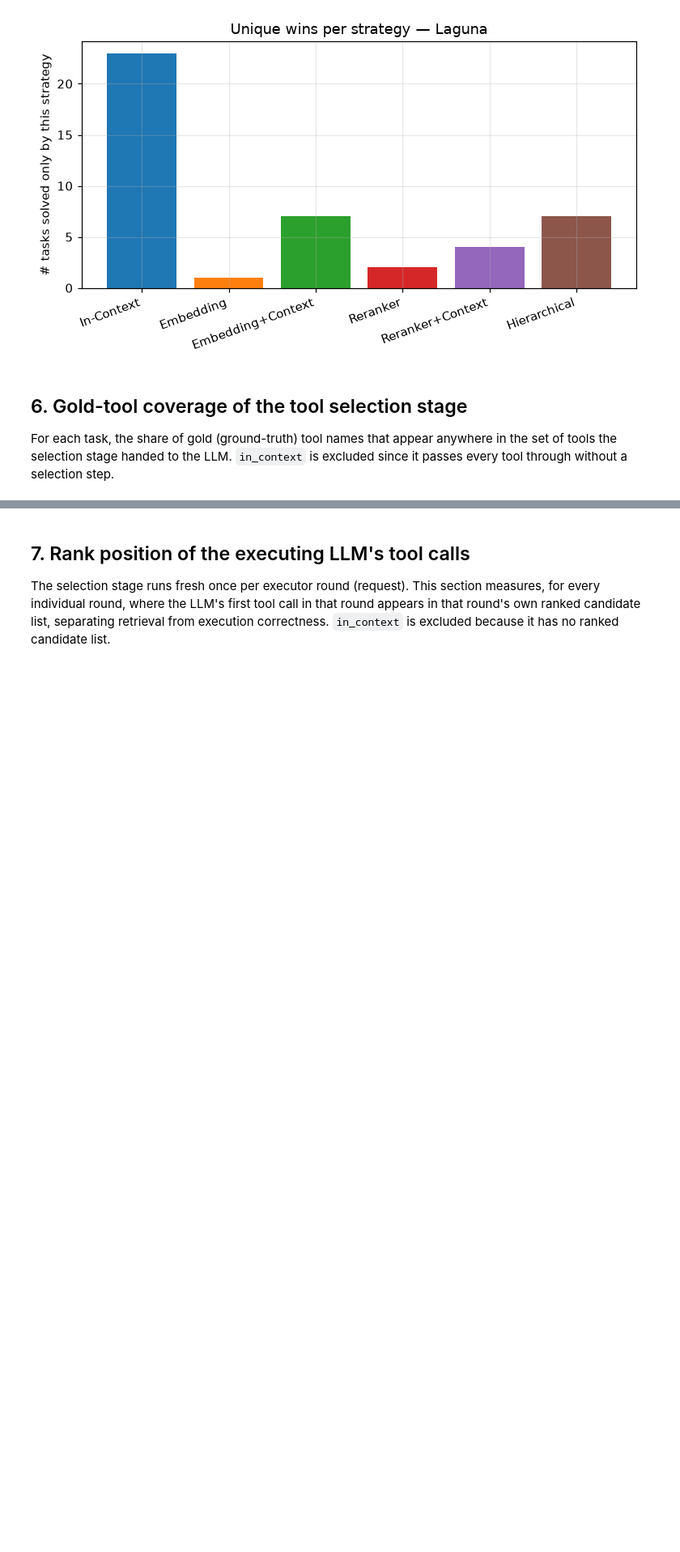
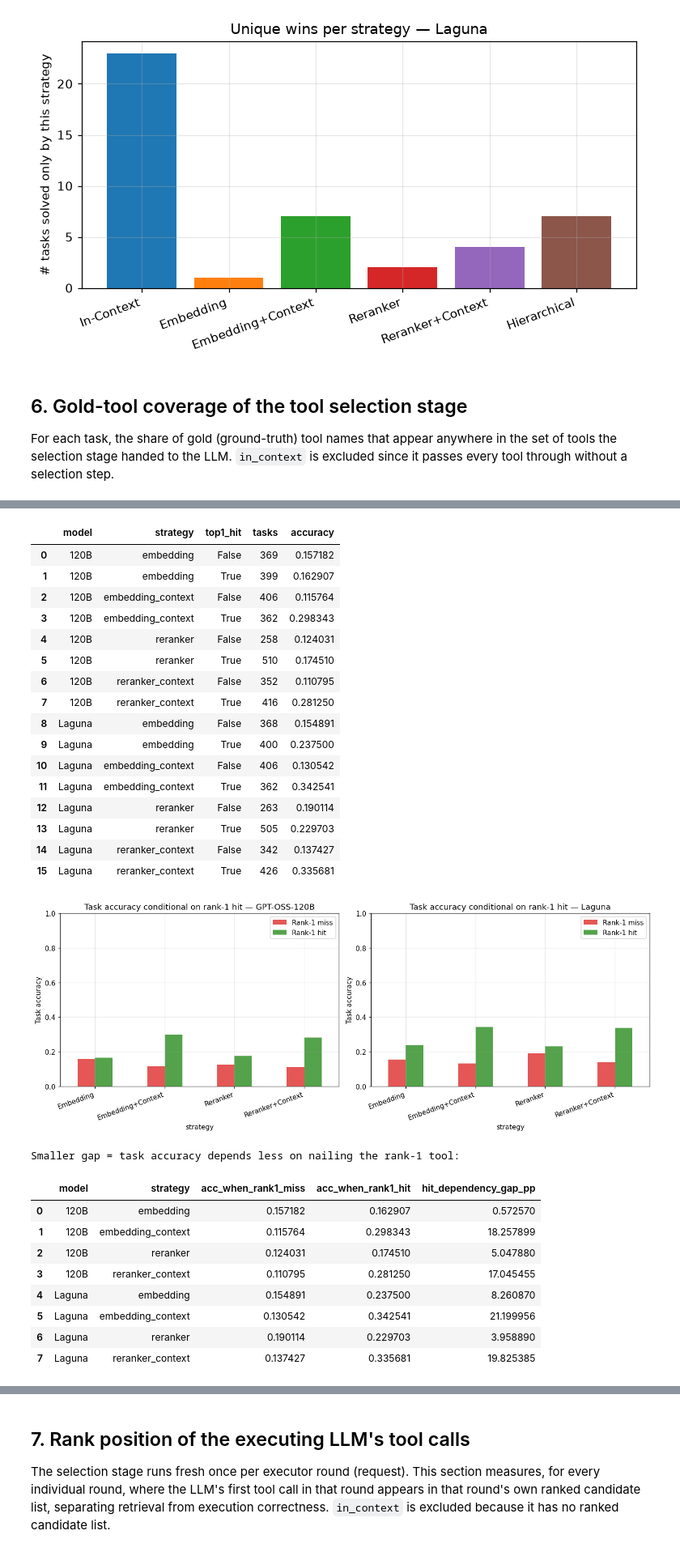
Before and after one commit to Anni0401/ToolSelectionBenchmark, a Jupyter notebook: wild-tool-bench/analyze_results.ipynb, the cells around one changed output, grey strips where cells are left out. Shown at 81% size. Cells and saved outputs as stored; diff of their text form; code cells hidden in the pictures; blank space fills up the shorter version.

```diff
--- a/wild-tool-bench/analyze_results.ipynb
+++ b/wild-tool-bench/analyze_results.ipynb
@@ -657,0 +726,72 @@ coverage_summary.rename("mean_gold_tool_coverage").to_frame().join(
+# %%
+# All of the Precision@1 loss for "+Context" is concentrated in Subsequent-Turn tasks
+# (First Turn precision@1 is essentially unchanged or even slightly higher with context).
+# This matches the _extract_query difference: "+Context" embeds/reranks against the full
+# conversation (up to 2000 chars) instead of the latest message alone (500 chars), which
+# dilutes the signal specifically when the current turn's own text is short/ambiguous
+# (coreference, partial info) and the useful signal is buried in earlier turns.
+
+# Next: does a rank-1 miss hurt task accuracy less for "+Context" strategies? If the same
+# long conversation context that hurts retrieval also helps the executor recover downstream,
+# the hit vs. miss accuracy gap should be smaller for "+Context".
+acc_lookup = task_df.set_index(["model", "strategy", "task_id", "task_idx"])["correct"]
+cov2 = cov[cov["strategy"].isin(context_pairs)].copy()
+cov2["correct"] = cov2.apply(
+    lambda r: acc_lookup.get((r["model"], r["strategy"], r["task_id"], r["task_idx"])), axis=1
+)
+cov2 = cov2.dropna(subset=["correct"])
+
+hitmiss = (
+    cov2.groupby(["model", "strategy", "top1_hit"])
+    .agg(tasks=("task_id", "count"), accuracy=("correct", "mean"))
+    .reset_index()
+)
+display(hitmiss.sort_values(["model", "strategy", "top1_hit"]))
+
+fig, axes = plt.subplots(1, 2, figsize=(13, 5))
+for ax, m in zip(axes, MODELS):
+    sub = hitmiss[hitmiss["model"] == m]
+    pivot = sub.pivot(index="strategy", columns="top1_hit", values="accuracy").reindex(context_pairs)
+    pivot.columns = ["Rank-1 miss", "Rank-1 hit"]
+    pivot.plot(kind="bar", ax=ax, color=["#e45756", "#54a24b"])
+    ax.set_title(f"Task accuracy conditional on rank-1 hit — {MODEL_LABELS[m]}")
+    ax.set_ylabel("Task accuracy")
+    ax.set_xticklabels([STRATEGY_LABELS[s] for s in context_pairs], rotation=20, ha="right")
+    ax.set_ylim(0, 1)
+plt.tight_layout()
+plt.show()
+
+gap = hitmiss.pivot_table(index=["model", "strategy"], columns="top1_hit", values="accuracy").reset_index()
+gap.columns = ["model", "strategy", "acc_when_rank1_miss", "acc_when_rank1_hit"]
+gap["hit_dependency_gap_pp"] = (gap["acc_when_rank1_hit"] - gap["acc_when_rank1_miss"]) * 100
+print("Smaller gap = task accuracy depends less on nailing the rank-1 tool:")
+display(gap.sort_values(["model", "strategy"]))
+# %% [output]
+|  | model | strategy | top1_hit | tasks | accuracy |
+| 0 | 120B | embedding | False | 369 | 0.157182 |
+| 1 | 120B | embedding | True | 399 | 0.162907 |
+| 2 | 120B | embedding_context | False | 406 | 0.115764 |
+| 3 | 120B | embedding_context | True | 362 | 0.298343 |
+| 4 | 120B | reranker | False | 258 | 0.124031 |
+| 5 | 120B | reranker | True | 510 | 0.174510 |
+| 6 | 120B | reranker_context | False | 352 | 0.110795 |
+| 7 | 120B | reranker_context | True | 416 | 0.281250 |
+| 8 | Laguna | embedding | False | 368 | 0.154891 |
+| 9 | Laguna | embedding | True | 400 | 0.237500 |
+| 10 | Laguna | embedding_context | False | 406 | 0.130542 |
+| 11 | Laguna | embedding_context | True | 362 | 0.342541 |
+| 12 | Laguna | reranker | False | 263 | 0.190114 |
+| 13 | Laguna | reranker | True | 505 | 0.229703 |
+| 14 | Laguna | reranker_context | False | 342 | 0.137427 |
+| 15 | Laguna | reranker_context | True | 426 | 0.335681 |
+[figure, added]
+Smaller gap = task accuracy depends less on nailing the rank-1 tool:
+|  | model | strategy | acc_when_rank1_miss | acc_when_rank1_hit | hit_dependency_gap_pp |
+| 0 | 120B | embedding | 0.157182 | 0.162907 | 0.572570 |
+| 1 | 120B | embedding_context | 0.115764 | 0.298343 | 18.257899 |
+| 2 | 120B | reranker | 0.124031 | 0.174510 | 5.047880 |
+| 3 | 120B | reranker_context | 0.110795 | 0.281250 | 17.045455 |
+| 4 | Laguna | embedding | 0.154891 | 0.237500 | 8.260870 |
+| 5 | Laguna | embedding_context | 0.130542 | 0.342541 | 21.199956 |
+| 6 | Laguna | reranker | 0.190114 | 0.229703 | 3.958890 |
+| 7 | Laguna | reranker_context | 0.137427 | 0.335681 | 19.825385 |
```
Also changed, not shown: parts of 9 cells of this notebook.
